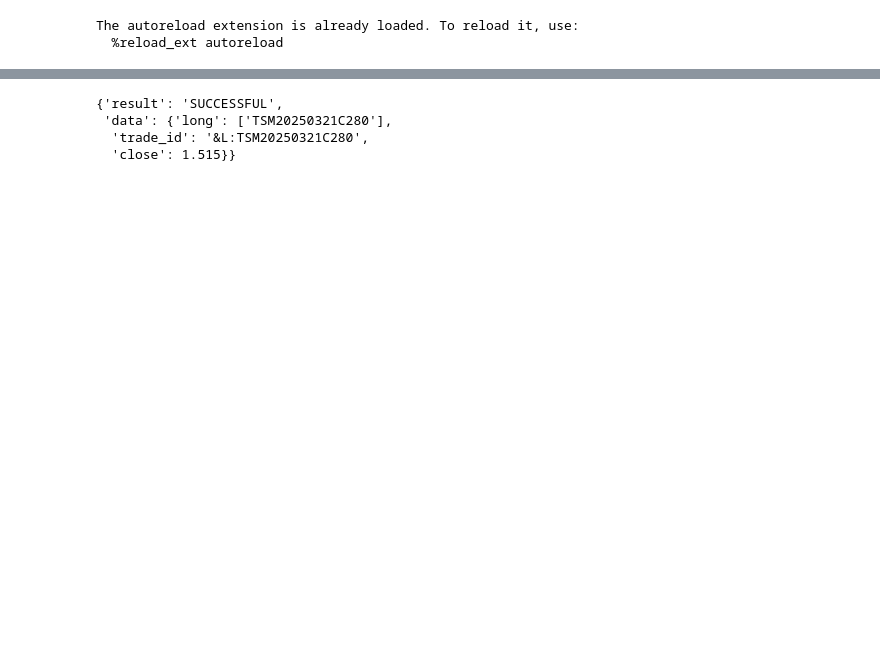
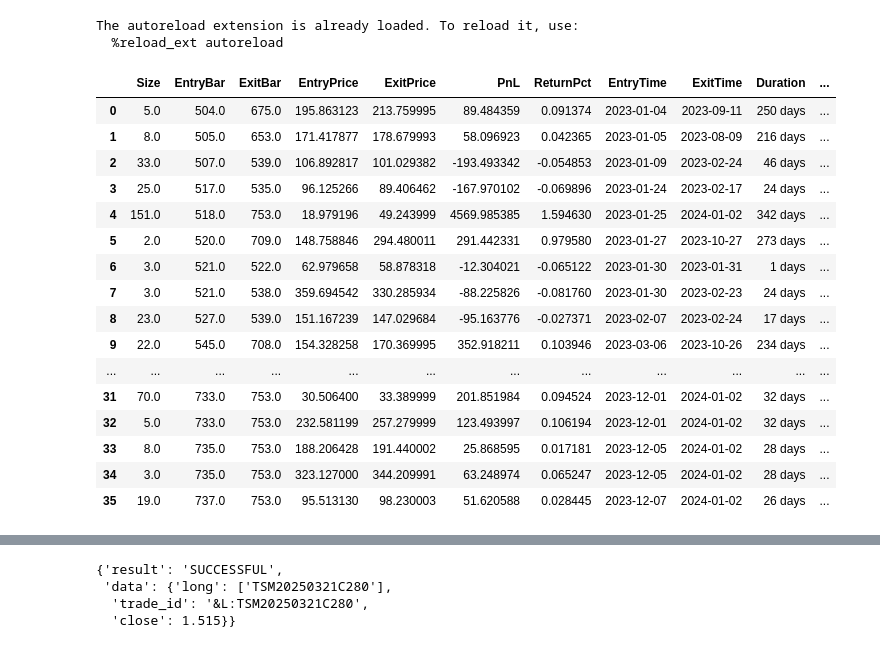
Before and after one commit to Zino-ctrlZ/QuantTools, a Jupyter notebook: EventDriven/demos/backtestClean.ipynb, the cells around one changed output, grey strips where cells are left out. Saved outputs shown, nothing was run; the diff lists cells and outputs as text; code cells hidden in the pictures; blank space fills up the shorter version.

```diff
--- a/EventDriven/demos/backtestClean.ipynb
+++ b/EventDriven/demos/backtestClean.ipynb
@@ -35,11 +35,30 @@ thetadata_start = '2021-01-01'
 # %%
 import json
 pd.set_option('display.max_columns', 100)
 pd.set_option('display.max_rows', 100)
-key = 9
+key = 10
 with open(f'../input/profitable_weights_{key}.json', 'r') as f:
     weights = json.load(f)
 ttrades__ = pd.read_csv(f'../input/profitable_trades_{key}.csv').iloc[:, 1:]
+ttrades__
+# %% [output]
+|  | Size | EntryBar | ExitBar | EntryPrice | ExitPrice | PnL | ReturnPct | EntryTime | ExitTime | Duration | ... |
+| 0 | 5.0 | 504.0 | 675.0 | 195.863123 | 213.759995 | 89.484359 | 0.091374 | 2023-01-04 | 2023-09-11 | 250 days | ... |
+| 1 | 8.0 | 505.0 | 653.0 | 171.417877 | 178.679993 | 58.096923 | 0.042365 | 2023-01-05 | 2023-08-09 | 216 days | ... |
+| 2 | 33.0 | 507.0 | 539.0 | 106.892817 | 101.029382 | -193.493342 | -0.054853 | 2023-01-09 | 2023-02-24 | 46 days | ... |
+| 3 | 25.0 | 517.0 | 535.0 | 96.125266 | 89.406462 | -167.970102 | -0.069896 | 2023-01-24 | 2023-02-17 | 24 days | ... |
+| 4 | 151.0 | 518.0 | 753.0 | 18.979196 | 49.243999 | 4569.985385 | 1.594630 | 2023-01-25 | 2024-01-02 | 342 days | ... |
+| 5 | 2.0 | 520.0 | 709.0 | 148.758846 | 294.480011 | 291.442331 | 0.979580 | 2023-01-27 | 2023-10-27 | 273 days | ... |
+| 6 | 3.0 | 521.0 | 522.0 | 62.979658 | 58.878318 | -12.304021 | -0.065122 | 2023-01-30 | 2023-01-31 | 1 days | ... |
+| 7 | 3.0 | 521.0 | 538.0 | 359.694542 | 330.285934 | -88.225826 | -0.081760 | 2023-01-30 | 2023-02-23 | 24 days | ... |
+| 8 | 23.0 | 527.0 | 539.0 | 151.167239 | 147.029684 | -95.163776 | -0.027371 | 2023-02-07 | 2023-02-24 | 17 days | ... |
+| 9 | 22.0 | 545.0 | 708.0 | 154.328258 | 170.369995 | 352.918211 | 0.103946 | 2023-03-06 | 2023-10-26 | 234 days | ... |
+| ... | ... | ... | ... | ... | ... | ... | ... | ... | ... | ... | ... |
+| 31 | 70.0 | 733.0 | 753.0 | 30.506400 | 33.389999 | 201.851984 | 0.094524 | 2023-12-01 | 2024-01-02 | 32 days | ... |
+| 32 | 5.0 | 733.0 | 753.0 | 232.581199 | 257.279999 | 123.493997 | 0.106194 | 2023-12-01 | 2024-01-02 | 32 days | ... |
+| 33 | 8.0 | 735.0 | 753.0 | 188.206428 | 191.440002 | 25.868595 | 0.017181 | 2023-12-05 | 2024-01-02 | 28 days | ... |
+| 34 | 3.0 | 735.0 | 753.0 | 323.127000 | 344.209991 | 63.248974 | 0.065247 | 2023-12-05 | 2024-01-02 | 28 days | ... |
+| 35 | 19.0 | 737.0 | 753.0 | 95.513130 | 98.230003 | 51.620588 | 0.028445 | 2023-12-07 | 2024-01-02 | 26 days | ... |
 # %%
 trades_ = ttrades__.copy()
 trades_
```
Also changed, not shown: parts of 11 cells of this notebook, 3 other files.
